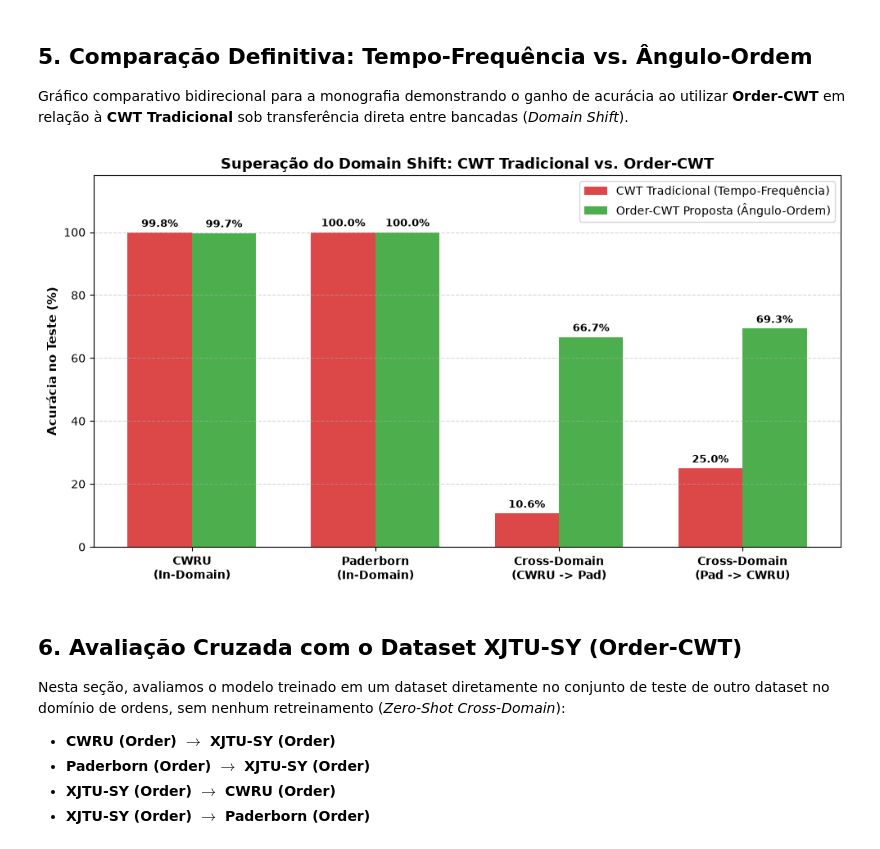
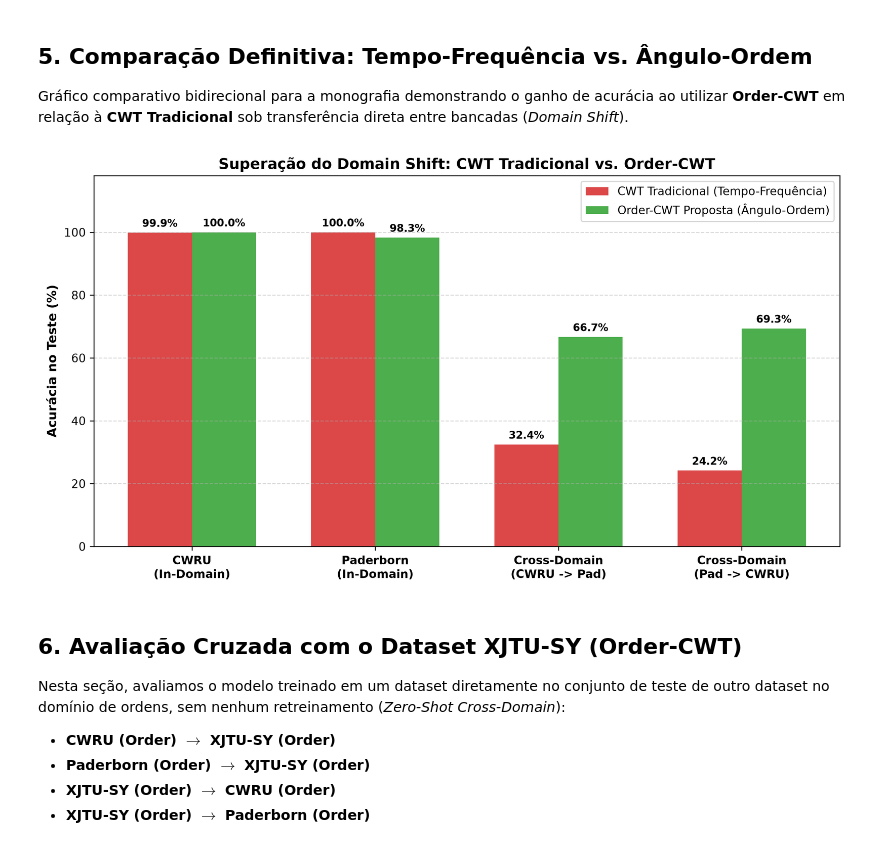
Before and after one commit to jvkauer/bearing-fault-diagnosis-cwt-cnn, a Jupyter notebook: notebooks/4_order_tracking/03_avaliacao_cruzada_order.ipynb, the cells around one changed output. Cells and saved outputs as stored; diff of their text form; code cells hidden in the pictures.

```diff
--- a/notebooks/4_order_tracking/03_avaliacao_cruzada_order.ipynb
+++ b/notebooks/4_order_tracking/03_avaliacao_cruzada_order.ipynb
@@ -241,37 +241,37 @@ categorias = [
 ]
 
 # Acurácias: Tempo-Frequência vs. Ângulo-Ordem
-accs_tempo = [99.83, 100.0, 10.62, 24.96]
-accs_ordem = [99.70, 100.0, acc_order_cwru_on_pad, acc_order_pad_on_cwru]
+accs_tempo = [99.87, 100.00, 32.44, 24.17]
+accs_ordem = [100.00, 98.28, acc_order_cwru_on_pad, acc_order_pad_on_cwru]
 
 x = np.arange(len(categorias))
 width = 0.35
 
 r1 = ax.bar(x - width/2, accs_tempo, width, label='CWT Tradicional (Tempo-Frequência)', color='#d62728', alpha=0.85)
 r2 = ax.bar(x + width/2, accs_ordem, width, label='Order-CWT Proposta (Ângulo-Ordem)', color='#2ca02c', alpha=0.85)
 
 ax.set_ylabel('Acurácia no Teste (%)', fontweight='bold', fontsize=11)
 ax.set_title('Superação do Domain Shift: CWT Tradicional vs. Order-CWT', fontweight='bold', fontsize=13)
 ax.set_xticks(x)
 ax.set_xticklabels(categorias, fontweight='bold', fontsize=10)
 ax.set_ylim(0, 118)
 ax.legend(loc='upper right', fontsize=10)
 ax.grid(True, linestyle='--', alpha=0.5, axis='y')
 
 for rects in [r1, r2]:
     for rect in rects:
         h = rect.get_height()
         ax.annotate(f'{h:.1f}%',
                     xy=(rect.get_x() + rect.get_width() / 2, h),
                     xytext=(0, 3),
                     textcoords="offset points",
                     ha='center', va='bottom', fontweight='bold', fontsize=9)
 
 plt.tight_layout()
 plt.savefig('../../docs/images/order_tracking_cross_domain_comparison.png', dpi=300, bbox_inches='tight')
 plt.show()
 # %% [output]
-[figure, old version]
+[figure, new version]
 # %% [markdown]
 ## 6. Avaliação Cruzada com o Dataset XJTU-SY (Order-CWT)
 
```
Also changed, not shown: parts of 2 cells of this notebook, 24 other files.
